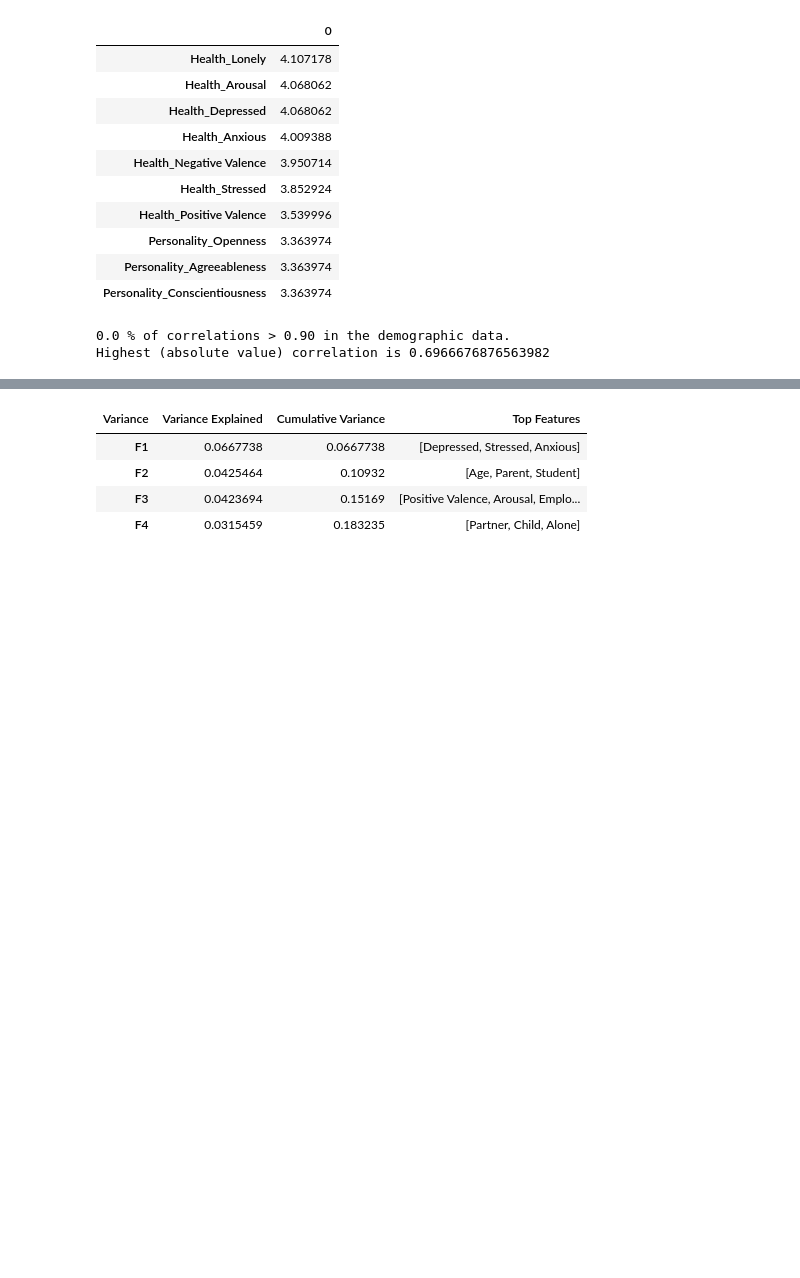
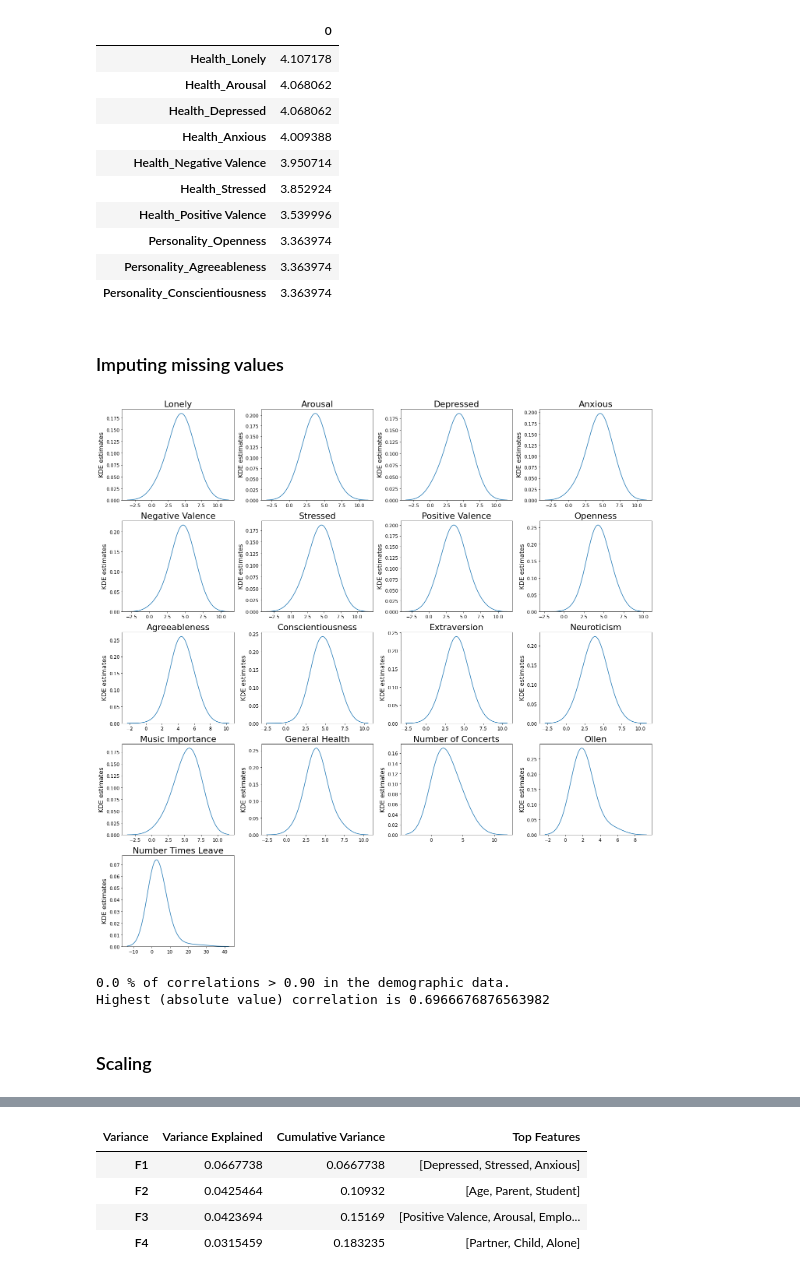
Before and after one commit to lkfink/CMQ, a Jupyter notebook: Factor_Analysis.ipynb, the cells around one changed output, grey strips where cells are left out. Saved outputs shown, nothing was run; the diff lists cells and outputs as text; code cells hidden in the pictures; blank space fills up the shorter version.

```diff
--- a/Factor_Analysis.ipynb
+++ b/Factor_Analysis.ipynb
@@ -79,6 +91,8 @@ missing.head(10)
 | Personality_Openness | 3.363974 |
 | Personality_Agreeableness | 3.363974 |
 | Personality_Conscientiousness | 3.363974 |
+# %% [markdown]
+### Imputing missing values
 # %%
 # imputing missing variables
 continuous = []
@@ -92,16 +106,17 @@ binary = [col for col in missing.index if col not in continuous]
 for column in binary:
     dem[column] = dem.groupby(["Country"], sort = False)[column].apply(lambda x: x.fillna(x.median()))
 # %%
-# # examine distributions of continuous columns
-# plt.figure(figsize=(20,20))
-# for i, column in enumerate(continuous):
-#     plt.subplot(5, 4, i+1)
-#     sns.distplot(dem[column], hist = False, norm_hist = True, kde_kws={"bw":1})
-#     plt.title(column.split('_')[1], size = 22)
-#     plt.ylabel('KDE estimates', fontsize=16)
-#     plt.xlabel('')
-#     plt.tight_layout()
-#     plt.tick_params(axis='both', which='major', labelsize=12)
-# plt.show()
-# NOTE from LF: might want to recode num times leave into just one 10+ category to make it more normal?
+# examine distributions of continuous columns
+plt.figure(figsize=(20,20))
+for i, column in enumerate(continuous):
+    plt.subplot(5, 4, i+1)
+    sns.distplot(dem[column], hist = False, norm_hist = True, kde_kws={"bw":1})
+    plt.title(column.split('_')[1], size = 22)
+    plt.ylabel('KDE estimates', fontsize=16)
+    plt.xlabel('')
+    plt.tight_layout()
+    plt.tick_params(axis='both', which='major', labelsize=12)
+plt.show()
+# %% [output]
+[figure, added]
 # %%
@@ -130,6 +145,8 @@ print("Highest (absolute value) correlation is", cor['cor'].max())
 # %% [output]
 0.0 % of correlations > 0.90 in the demographic data.
 Highest (absolute value) correlation is 0.6966676876563982
+# %% [markdown]
+### Scaling
 # %%
 # getting continuous/binary columns for scaling
 continuous = []
```
Also changed, not shown: parts of 33 cells of this notebook, 6 other files.
